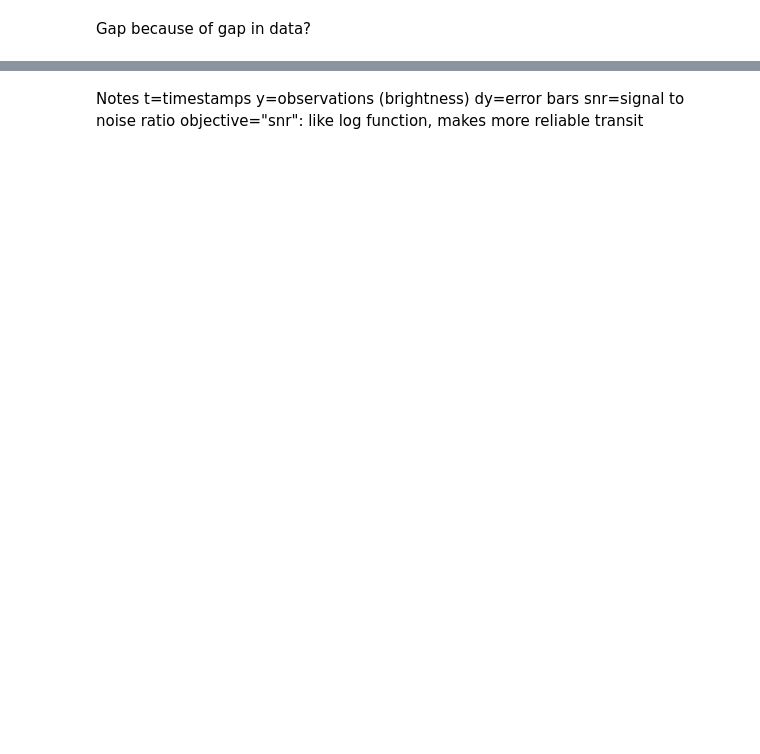
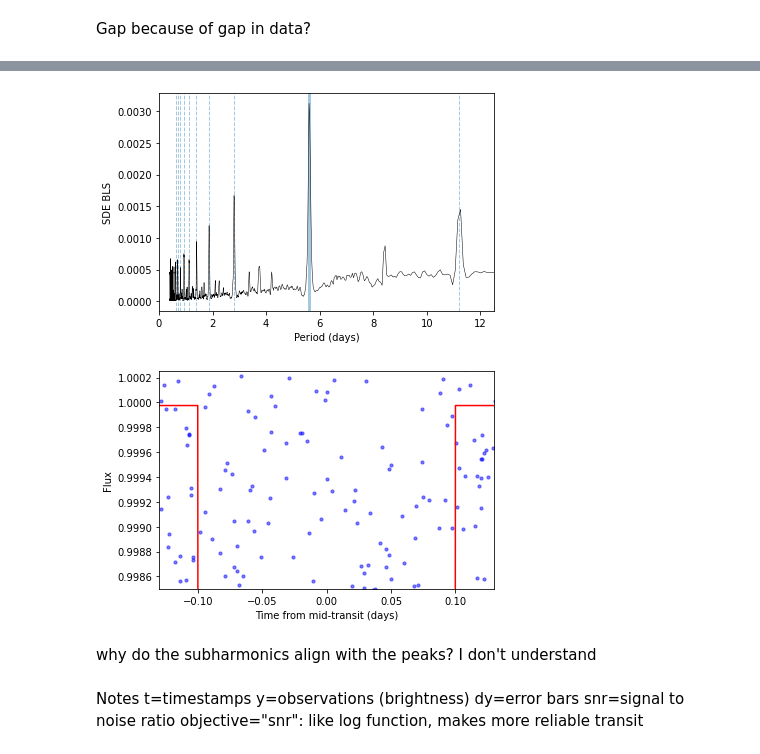
Before and after one commit to lgbouma/sunnyhills, a Jupyter notebook: personal_epochs/kiana/BLS_crash_course.ipynb, the cells around one changed output, grey strips where cells are left out. Saved outputs shown, nothing was run; the diff lists cells and outputs as text; code cells hidden in the pictures; blank space fills up the shorter version.

```diff
--- a/personal_epochs/kiana/BLS_crash_course.ipynb
+++ b/personal_epochs/kiana/BLS_crash_course.ipynb
@@ -96,0 +38,48 @@ WARNING:astropy:AstropyDeprecationWarning: Importing BoxLeastSquares from astrop
+# %%
+from astropy.stats import BoxLeastSquares
+
+durations = numpy.linspace(0.05, 0.2, 20) #y-axis spcing? Why does it jump like that? where do the numbers come from?
+model_bls = BoxLeastSquares(t, y) #the type of graph displayed
+results_bls = model_bls.autopower(durations, frequency_factor=10) #scaling? what's the .autopower?
+period = results_bls.period[numpy.argmax(results_bls.power)] #what does the .period mean? and the.power?
+
+#This is the plot of the periods
+#Why is this one a plt.figure while the previous was a plt.plot?
+plt.figure()
+ax = plt.gca() #why does this need to be here? Does it not carry over from the previous cell? Or does this clear the association somehow?
+ax.axvline(period, alpha=0.4, lw=3) #vertical solid line on the period. There is only one
+for n in range(2, 10): #n is the number of times transited
+    ax.axvline(n*period, alpha=0.4, lw=1, linestyle="dashed") #These are the harmonics. Make vertical dashed lines on each
+    ax.axvline(period / n, alpha=0.4, lw=1, linestyle="dashed") #These are the subharmonics. Make vertical dashed lines on each
+plt.ylabel(r'SDE BLS') #stochastic differential equations. Are we taking the derivative of something? :O OH WAIT, this might be the slope of the
+#initial data. But where are we getting the equation of that previous line? The slope would be greater when the peak is larger, so this graph would
+# ... never mind, I don't think that would work. Did i miss that? What's r for?
+plt.xlabel('Period (days)')
+plt.plot(results_bls.period, results_bls.power, color='black', lw=0.5) #plot the period versus power. So, this means plotting each period and
+#how many times it had a peak? Or the intensity of that peak? I need another explanation...
+plt.xlim(0, max(results_bls.period)); #why do we need an x-max if we're just using the greatest value?
+
+index = numpy.argmax(results_bls.power) #domain. What does index mean? again, why make a limit?
+period = results_bls.period[index]
+t0 = results_bls.transit_time[index] #initial time?
+duration = results_bls.duration[index] #
+
+plt.figure()
+ax = plt.gca()
+x = (t - t0 + 0.5*period) % period - 0.5*period
+m = numpy.abs(x) < 0.5
+plt.scatter(
+    x[m],
+    y[m],
+    color='blue',
+    s=10,
+    alpha=0.5,
+    zorder=2)
+x = numpy.linspace(-0.13, 0.13, 1000)
+f = model_bls.model(x + t0, period, duration, t0)
+ax.plot(x, f, color='red')
+ax.set_xlim(-0.13, 0.13)
+plt.ylim(0.9985, 1.00025)
+ax.set_xlabel("Time from mid-transit (days)")
+ax.set_ylabel("Flux");
+# %% [output]
@@ -97,3 +88,7 @@ WARNING:astropy:AstropyDeprecationWarning: Importing BoxLeastSquares from astrop
+[figure, added]
+[figure, added]
+# %% [markdown]
+why do the subharmonics align with the peaks? I don't understand
 # %% [markdown]
 Notes
 t=timestamps
```
Also changed, not shown: parts of 4 cells of this notebook.
